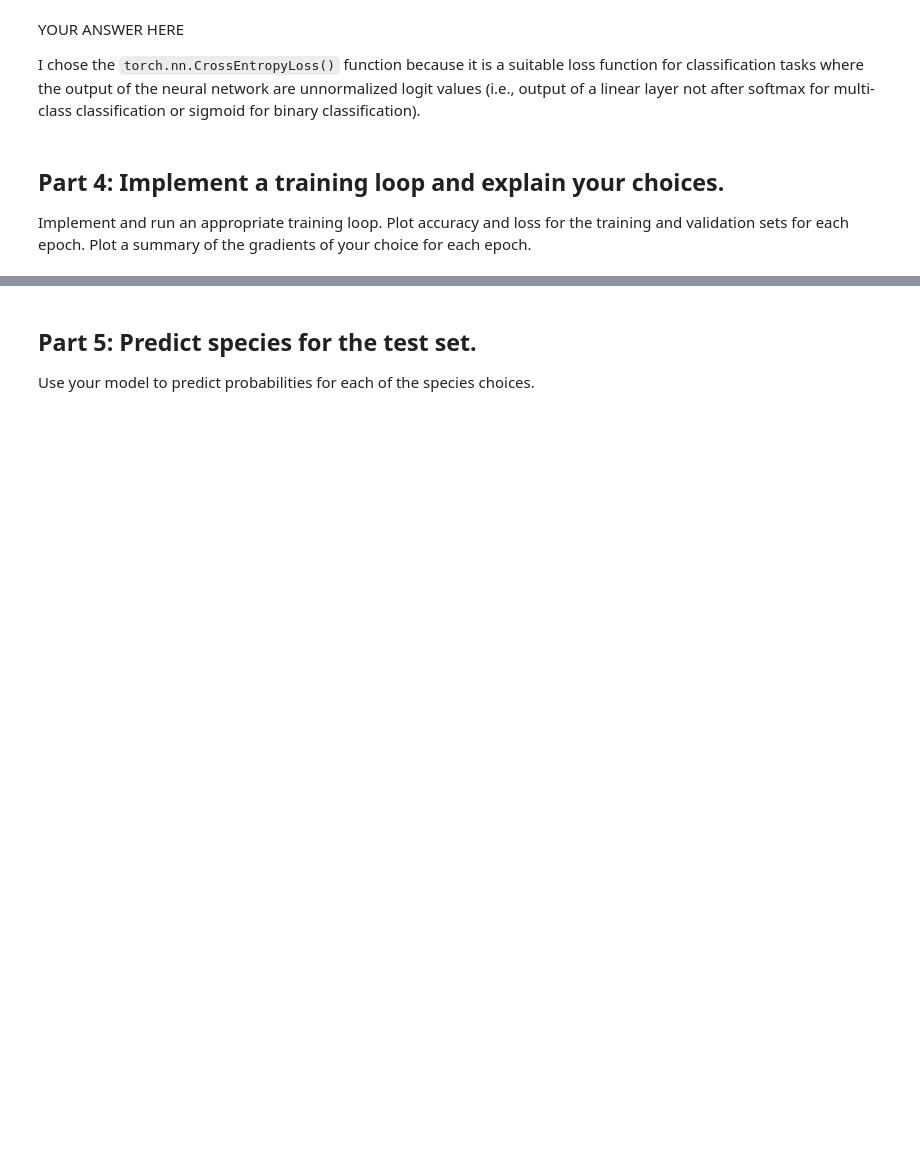
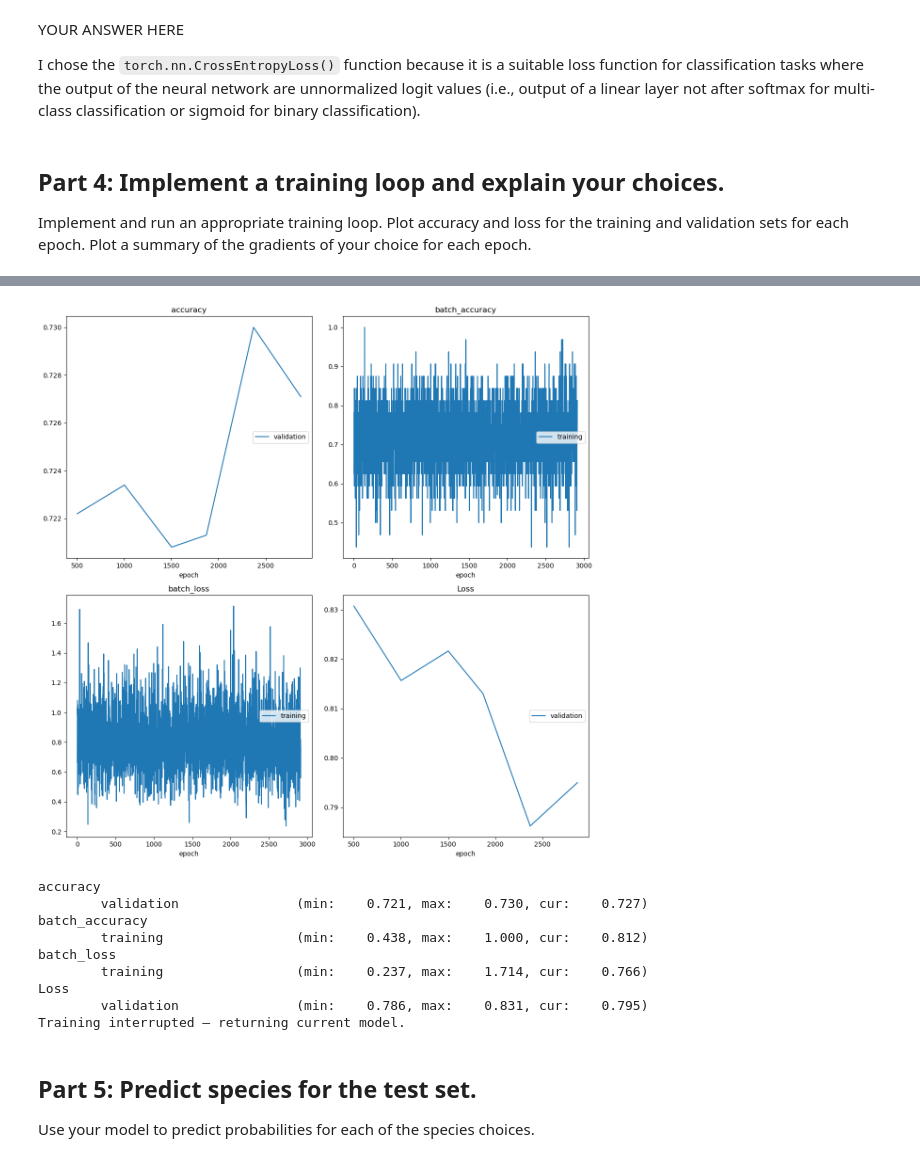
Before and after one commit to stanleyhuang12/finetune-cnn, a Jupyter notebook: project2.ipynb, the cells around one changed output, grey strips where cells are left out. Saved outputs shown, nothing was run; the diff lists cells and outputs as text; code cells hidden in the pictures; blank space fills up the shorter version.

```diff
--- a/project2.ipynb
+++ b/project2.ipynb
@@ -765,0 +869,56 @@ Ended training early
+# %%
+"""
+Note: i may recontinue training here if i get kicked out of the SCC. This has been overwritten many times
+"""
+RESUME = True
+MODEL_CHOICE = "alexnet"
+CKPT_PATH  = "results_latest/best_model_model_param.pth"
+
+if MODEL_CHOICE == "alexnet":
+    base_model = models.alexnet(weights=AlexNet_Weights.DEFAULT)
+elif MODEL_CHOICE == "efficientnet_b0":
+    base_model = models.efficientnet_b0(weights=EfficientNet_B0_Weights.DEFAULT)
+else:
+    raise ValueError(f"Unsupported MODEL_CHOICE: '{MODEL_CHOICE}'")
+
+ftmodel = FinetunedVision(
+    model = base_model,
+    train_data = train_data,
+    val_data = val_data,
+    directory = "results_latest",
+    model_choice = MODEL_CHOICE,
+)
+
+if RESUME:
+    if not os.path.exists(CKPT_PATH):
+        raise FileNotFoundError(f"Checkpoint not found at '{CKPT_PATH}' cannot resume.")
+    ftmodel.model.load_state_dict(torch.load(CKPT_PATH, map_location=device))
+    ftmodel.model.to(device)
+    print(f"Resumed from checkpoint: {CKPT_PATH}")
+    ftmodel.train_model(
+        num_epochs = 7,
+        lr = 1e-4,
+        wd = 1e-4,
+        batch_size = 32,
+        mini_val_every_n_batches = 500,
+    )
+else:
+    print("Starting fresh training run.")
+    ftmodel.train_model(
+        num_epochs = 20,
+        lr = 1e-4,
+        wd = 1e-4,
+        batch_size = 32,
+        mini_val_every_n_batches = 500,
+    )
+# %% [output]
+[figure, added]
+accuracy
+        validation               (min:    0.721, max:    0.730, cur:    0.727)
+batch_accuracy
+        training                 (min:    0.438, max:    1.000, cur:    0.812)
+batch_loss
+        training                 (min:    0.237, max:    1.714, cur:    0.766)
+Loss
+        validation               (min:    0.786, max:    0.831, cur:    0.795)
+Training interrupted – returning current model.
```
Also changed, not shown: parts of 22 cells of this notebook.
